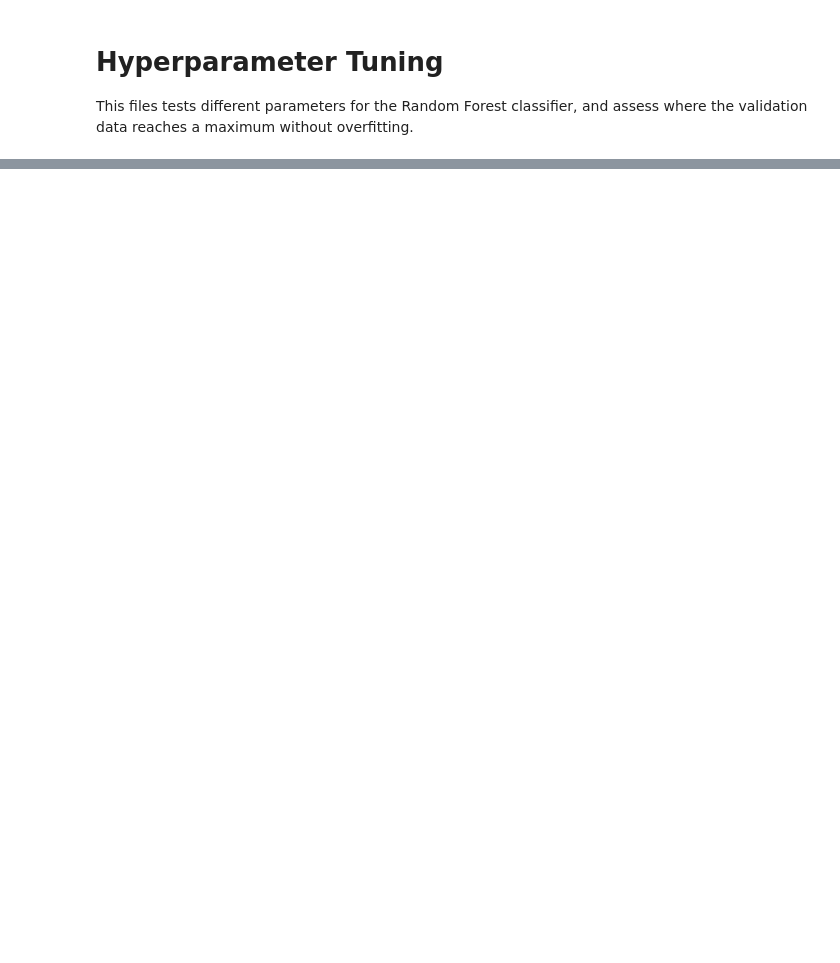
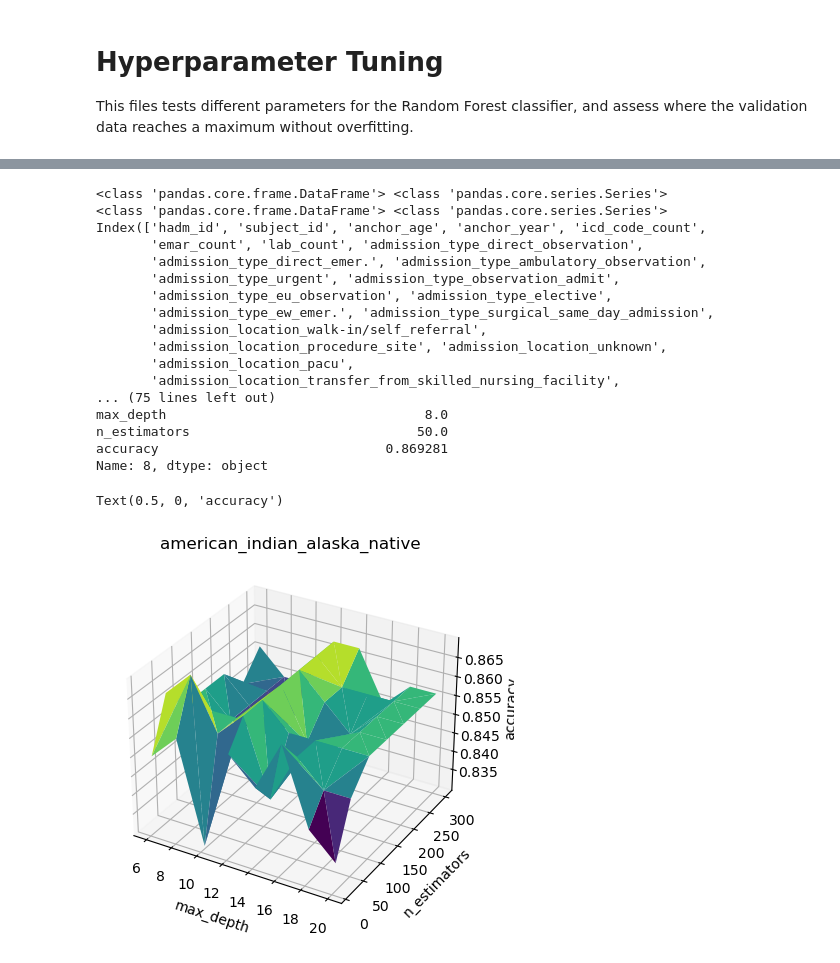
Before and after one commit to AnnikaLarissa/MIMIC-IV, a Jupyter notebook: hyperparameter_tuning.ipynb, the cells around one changed output, grey strips where cells are left out. Saved outputs shown, nothing was run; the diff lists cells and outputs as text; code cells hidden in the pictures; blank space fills up the shorter version.

```diff
--- a/hyperparameter_tuning.ipynb
+++ b/hyperparameter_tuning.ipynb
@@ -121,5 +174,29 @@ ax.plot_trisurf(unable_to_obtain["max_depth"], unable_to_obtain["n_estimators"],
 # %%
-american_indian_alaska_native = tune('american_indian_alaska_native')
+american_indian_alaska_native = tuneOneEthnicity('american_indian_alaska_native')
 print("Highest accuracy:\n", american_indian_alaska_native.loc[american_indian_alaska_native['accuracy'].idxmax()])
 ax = plt.axes(projection='3d')
 ax.plot_trisurf(american_indian_alaska_native["max_depth"], american_indian_alaska_native["n_estimators"], american_indian_alaska_native["accuracy"], cmap='viridis', edgecolor='none')
+ax.set_title("american_indian_alaska_native")
+ax.set_xlabel("max_depth")
+ax.set_ylabel("n_estimators")
+ax.set_zlabel("accuracy")
+# %% [output]
+<class 'pandas.core.frame.DataFrame'> <class 'pandas.core.series.Series'>
+<class 'pandas.core.frame.DataFrame'> <class 'pandas.core.series.Series'>
+Index(['hadm_id', 'subject_id', 'anchor_age', 'anchor_year', 'icd_code_count',
+       'emar_count', 'lab_count', 'admission_type_direct_observation',
+       'admission_type_direct_emer.', 'admission_type_ambulatory_observation',
+       'admission_type_urgent', 'admission_type_observation_admit',
+       'admission_type_eu_observation', 'admission_type_elective',
+       'admission_type_ew_emer.', 'admission_type_surgical_same_day_admission',
+       'admission_location_walk-in/self_referral',
+       'admission_location_procedure_site', 'admission_location_unknown',
+       'admission_location_pacu',
+       'admission_location_transfer_from_skilled_nursing_facility',
+... (75 lines left out)
+max_depth                                 8.0
+n_estimators                             50.0
+accuracy                             0.869281
+Name: 8, dtype: object
+Text(0.5, 0, 'accuracy')
+[figure, added]
```
Also changed, not shown: parts of 10 cells of this notebook.
